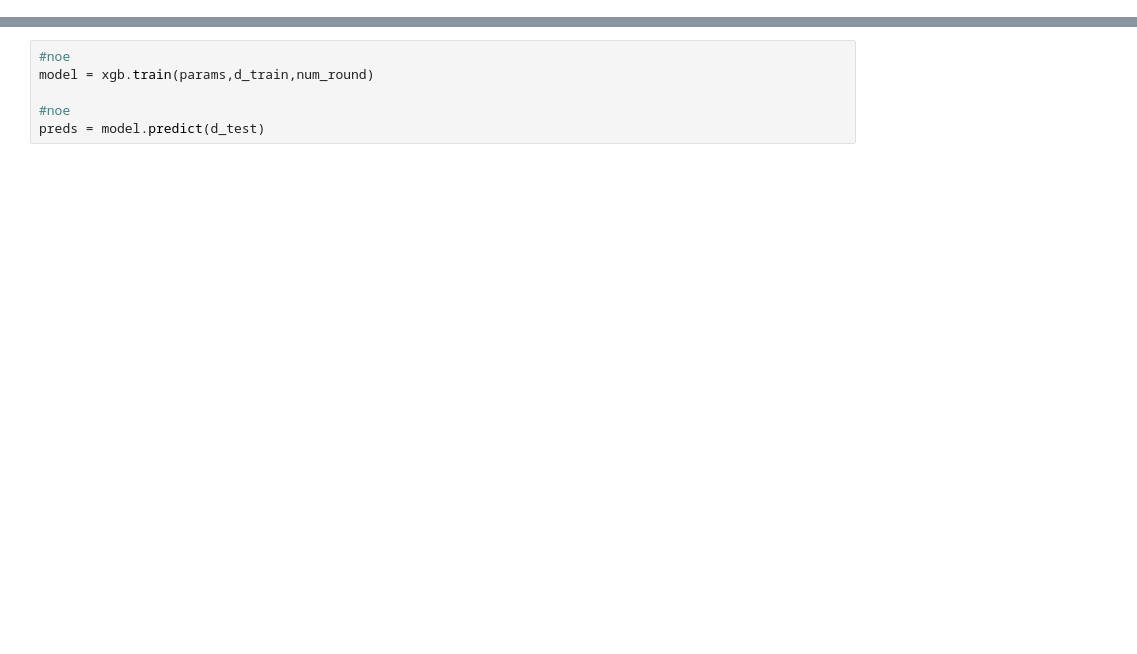
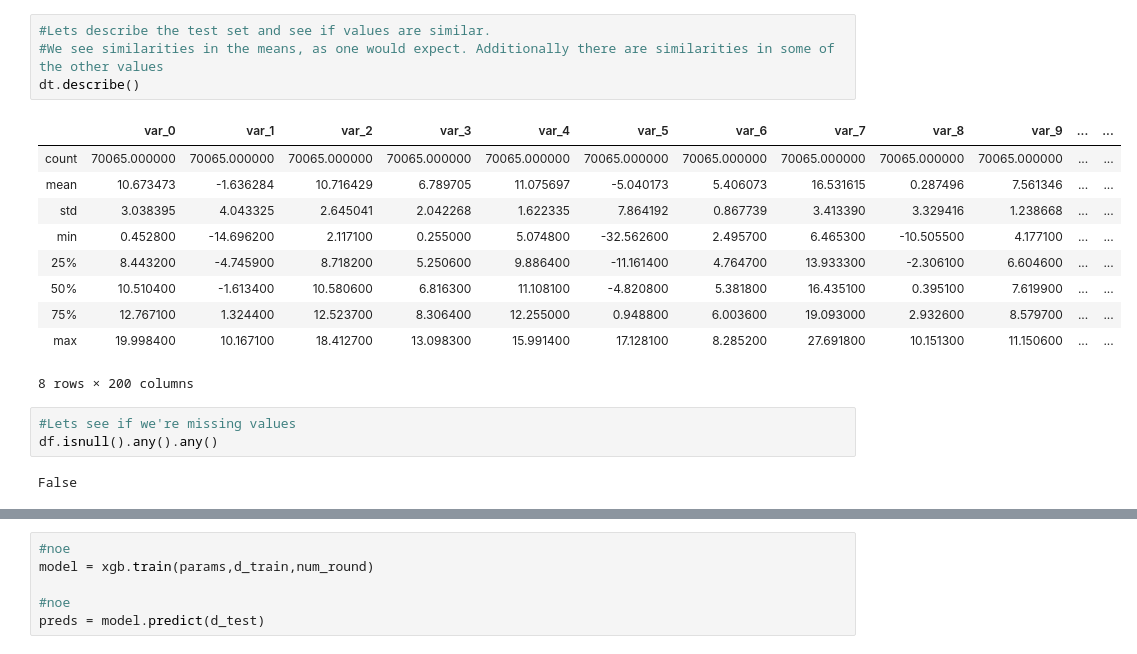
Before and after one commit to andgho/TDT05-project, a Jupyter notebook: tdt05.ipynb, the cells around one changed output, grey strips where cells are left out. Drawn from its saved outputs; the diff is of its cells as text; blank space fills up the shorter version.

```diff
--- a/tdt05.ipynb
+++ b/tdt05.ipynb
@@ -25,0 +56,20 @@ df.columns = newcolnames
+# %%
+#Lets describe the test set and see if values are similar.
+#We see similarities in the means, as one would expect. Additionally there are similarities in some of the other values
+dt.describe()
+# %% [output]
+|  | var_0 | var_1 | var_2 | var_3 | var_4 | var_5 | var_6 | var_7 | var_8 | var_9 | ... | ... |
+| count | 70065.000000 | 70065.000000 | 70065.000000 | 70065.000000 | 70065.000000 | 70065.000000 | 70065.000000 | 70065.000000 | 70065.000000 | 70065.000000 | ... | ... |
+| mean | 10.673473 | -1.636284 | 10.716429 | 6.789705 | 11.075697 | -5.040173 | 5.406073 | 16.531615 | 0.287496 | 7.561346 | ... | ... |
+| std | 3.038395 | 4.043325 | 2.645041 | 2.042268 | 1.622335 | 7.864192 | 0.867739 | 3.413390 | 3.329416 | 1.238668 | ... | ... |
+| min | 0.452800 | -14.696200 | 2.117100 | 0.255000 | 5.074800 | -32.562600 | 2.495700 | 6.465300 | -10.505500 | 4.177100 | ... | ... |
+| 25% | 8.443200 | -4.745900 | 8.718200 | 5.250600 | 9.886400 | -11.161400 | 4.764700 | 13.933300 | -2.306100 | 6.604600 | ... | ... |
+| 50% | 10.510400 | -1.613400 | 10.580600 | 6.816300 | 11.108100 | -4.820800 | 5.381800 | 16.435100 | 0.395100 | 7.619900 | ... | ... |
+| 75% | 12.767100 | 1.324400 | 12.523700 | 8.306400 | 12.255000 | 0.948800 | 6.003600 | 19.093000 | 2.932600 | 8.579700 | ... | ... |
+| max | 19.998400 | 10.167100 | 18.412700 | 13.098300 | 15.991400 | 17.128100 | 8.285200 | 27.691800 | 10.151300 | 11.150600 | ... | ... |
+8 rows × 200 columns
+# %%
+#Lets see if we're missing values
+df.isnull().any().any()
+# %% [output]
+False
```
Also changed, not shown: parts of 26 cells of this notebook.
